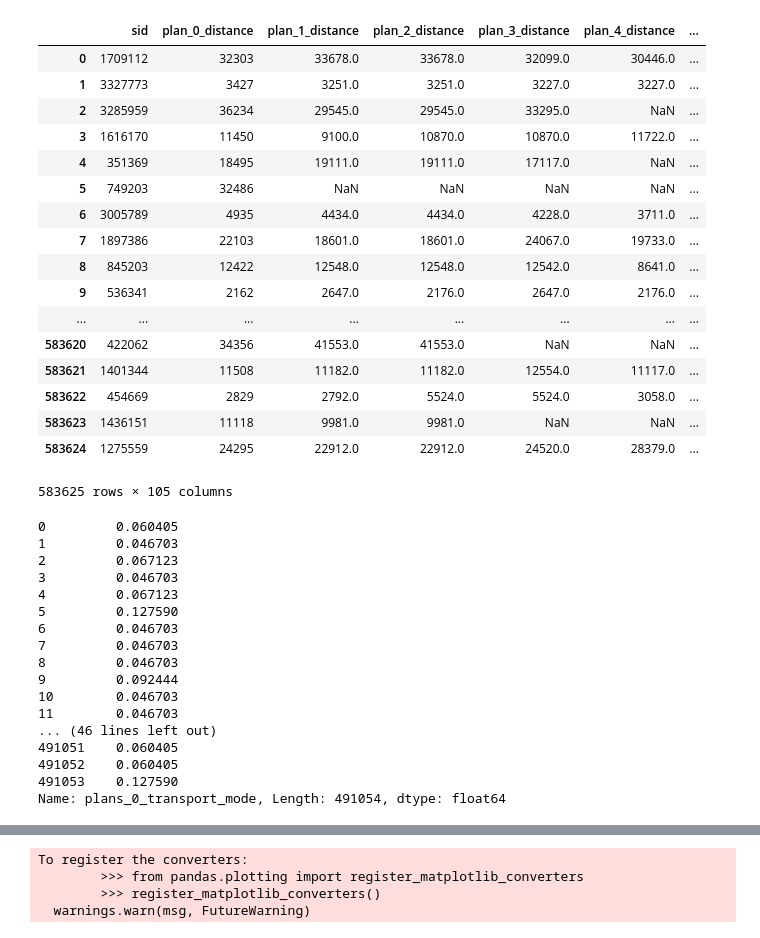
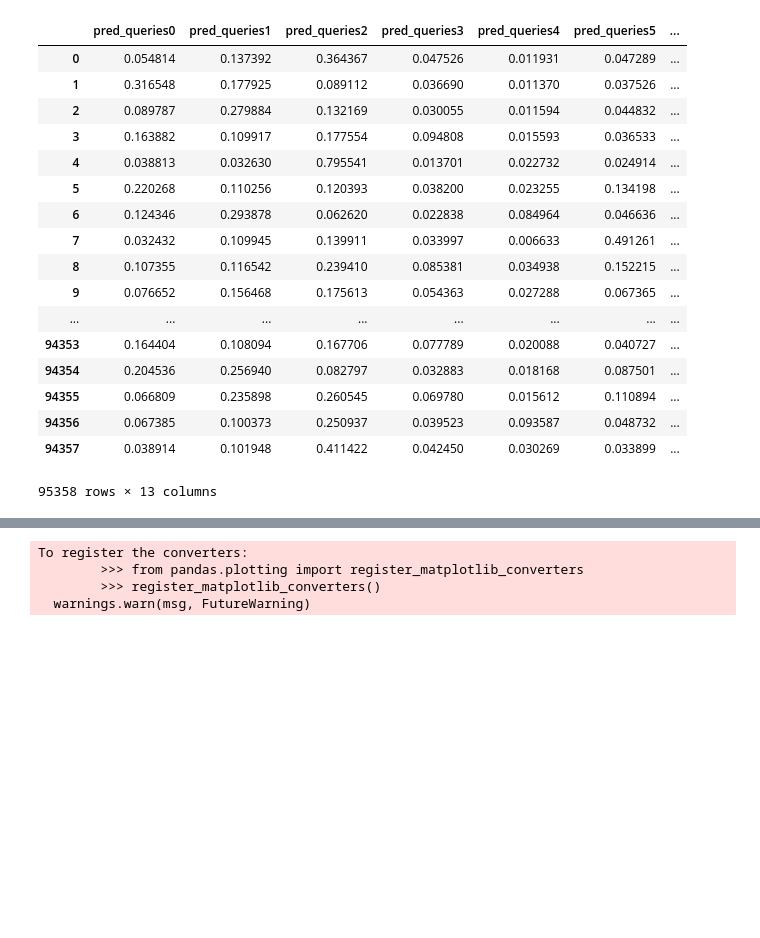
Before and after one commit to MitsuruFujiwara/KDD-Cup-2019, a Jupyter notebook: src/902_check_features.ipynb, the cells around one changed output, grey strips where cells are left out. Cells and saved outputs as stored; diff of their text form; code cells hidden in the pictures; blank space fills up the shorter version.

Commit message:
update train queries

```diff
--- a/src/902_check_features.ipynb
+++ b/src/902_check_features.ipynb
@@ -27,6 +27,7 @@ test_df = df[df['click_mode'].isnull()]
 df = loadpkl('../features/plans.pkl')
 queries = loadpkl('../features/queries.pkl')
 profiles = loadpkl('../features/profiles.pkl')
+queries_pred = loadpkl('../features/queries_pred.pkl')
 # %%
 # merge
 df = pd.merge(df, queries, on='sid', how='left')
@@ -57,41 +40,21 @@ array([[ 4.23600254e+03,  5.40932505e+00, -5.80920901e-01, ...,
-# %%
-df
-# %% [output]
-|  | sid | plan_0_distance | plan_1_distance | plan_2_distance | plan_3_distance | plan_4_distance | ... |
-| 0 | 1709112 | 32303 | 33678.0 | 33678.0 | 32099.0 | 30446.0 | ... |
-| 1 | 3327773 | 3427 | 3251.0 | 3251.0 | 3227.0 | 3227.0 | ... |
-| 2 | 3285959 | 36234 | 29545.0 | 29545.0 | 33295.0 | NaN | ... |
-| 3 | 1616170 | 11450 | 9100.0 | 10870.0 | 10870.0 | 11722.0 | ... |
-| 4 | 351369 | 18495 | 19111.0 | 19111.0 | 17117.0 | NaN | ... |
-| 5 | 749203 | 32486 | NaN | NaN | NaN | NaN | ... |
-| 6 | 3005789 | 4935 | 4434.0 | 4434.0 | 4228.0 | 3711.0 | ... |
-| 7 | 1897386 | 22103 | 18601.0 | 18601.0 | 24067.0 | 19733.0 | ... |
-| 8 | 845203 | 12422 | 12548.0 | 12548.0 | 12542.0 | 8641.0 | ... |
-| 9 | 536341 | 2162 | 2647.0 | 2176.0 | 2647.0 | 2176.0 | ... |
-| ... | ... | ... | ... | ... | ... | ... | ... |
-| 583620 | 422062 | 34356 | 41553.0 | 41553.0 | NaN | NaN | ... |
-| 583621 | 1401344 | 11508 | 11182.0 | 11182.0 | 12554.0 | 11117.0 | ... |
-| 583622 | 454669 | 2829 | 2792.0 | 5524.0 | 5524.0 | 3058.0 | ... |
-| 583623 | 1436151 | 11118 | 9981.0 | 9981.0 | NaN | NaN | ... |
-| 583624 | 1275559 | 24295 | 22912.0 | 22912.0 | 24520.0 | 28379.0 | ... |
-583625 rows × 105 columns
-# %%
-train_df.plans_0_transport_mode.map(train_df.groupby('plans_0_transport_mode').mean()['target_0'])
-# %% [output]
-0         0.060405
-1         0.046703
-2         0.067123
-3         0.046703
-4         0.067123
-5         0.127590
-6         0.046703
-7         0.046703
-8         0.046703
-9         0.092444
-10        0.046703
-11        0.046703
-... (46 lines left out)
-491051    0.060405
-491052    0.060405
-491053    0.127590
-Name: plans_0_transport_mode, Length: 491054, dtype: float64
+# %%
+queries_pred
+# %% [output]
+|  | pred_queries0 | pred_queries1 | pred_queries2 | pred_queries3 | pred_queries4 | pred_queries5 | ... |
+| 0 | 0.054814 | 0.137392 | 0.364367 | 0.047526 | 0.011931 | 0.047289 | ... |
+| 1 | 0.316548 | 0.177925 | 0.089112 | 0.036690 | 0.011370 | 0.037526 | ... |
+| 2 | 0.089787 | 0.279884 | 0.132169 | 0.030055 | 0.011594 | 0.044832 | ... |
+| 3 | 0.163882 | 0.109917 | 0.177554 | 0.094808 | 0.015593 | 0.036533 | ... |
+| 4 | 0.038813 | 0.032630 | 0.795541 | 0.013701 | 0.022732 | 0.024914 | ... |
+| 5 | 0.220268 | 0.110256 | 0.120393 | 0.038200 | 0.023255 | 0.134198 | ... |
+| 6 | 0.124346 | 0.293878 | 0.062620 | 0.022838 | 0.084964 | 0.046636 | ... |
+| 7 | 0.032432 | 0.109945 | 0.139911 | 0.033997 | 0.006633 | 0.491261 | ... |
+| 8 | 0.107355 | 0.116542 | 0.239410 | 0.085381 | 0.034938 | 0.152215 | ... |
+| 9 | 0.076652 | 0.156468 | 0.175613 | 0.054363 | 0.027288 | 0.067365 | ... |
+| ... | ... | ... | ... | ... | ... | ... | ... |
+| 94353 | 0.164404 | 0.108094 | 0.167706 | 0.077789 | 0.020088 | 0.040727 | ... |
+| 94354 | 0.204536 | 0.256940 | 0.082797 | 0.032883 | 0.018168 | 0.087501 | ... |
+| 94355 | 0.066809 | 0.235898 | 0.260545 | 0.069780 | 0.015612 | 0.110894 | ... |
+| 94356 | 0.067385 | 0.100373 | 0.250937 | 0.039523 | 0.093587 | 0.048732 | ... |
+| 94357 | 0.038914 | 0.101948 | 0.411422 | 0.042450 | 0.030269 | 0.033899 | ... |
+95358 rows × 13 columns
```
Also changed, not shown: parts of 3 cells of this notebook, 8 other files.
